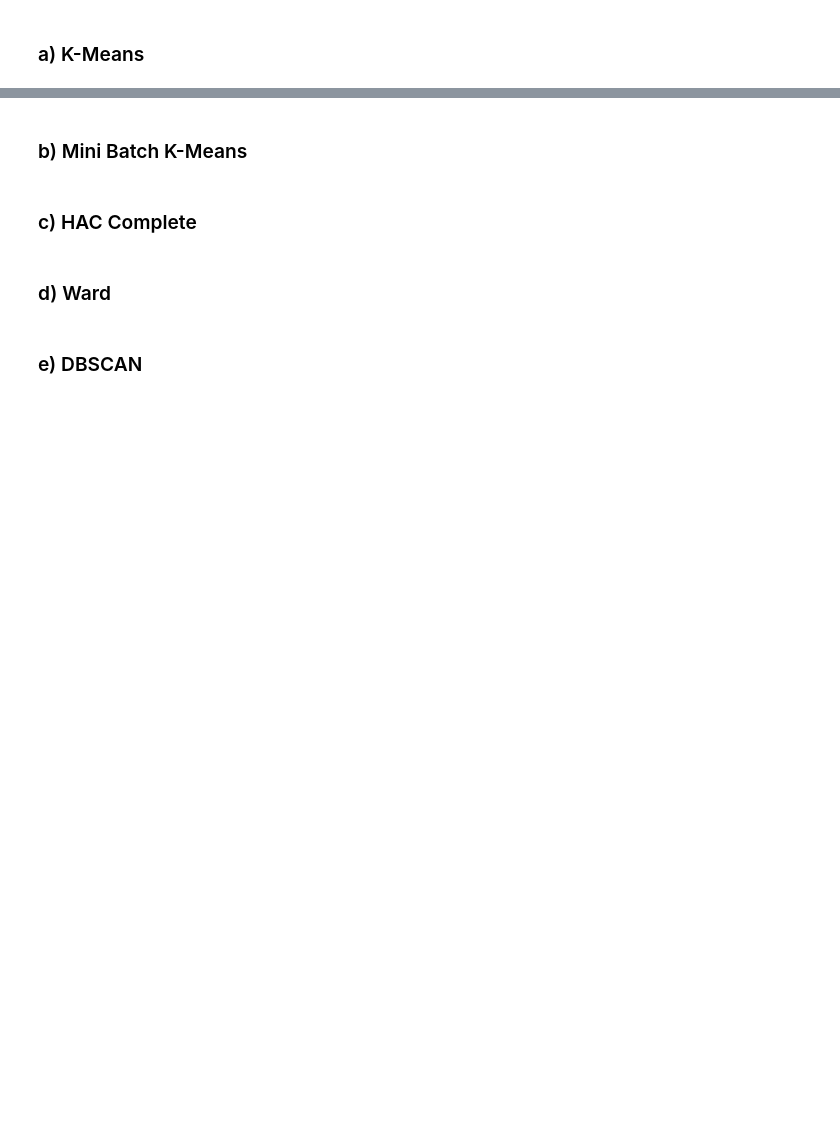
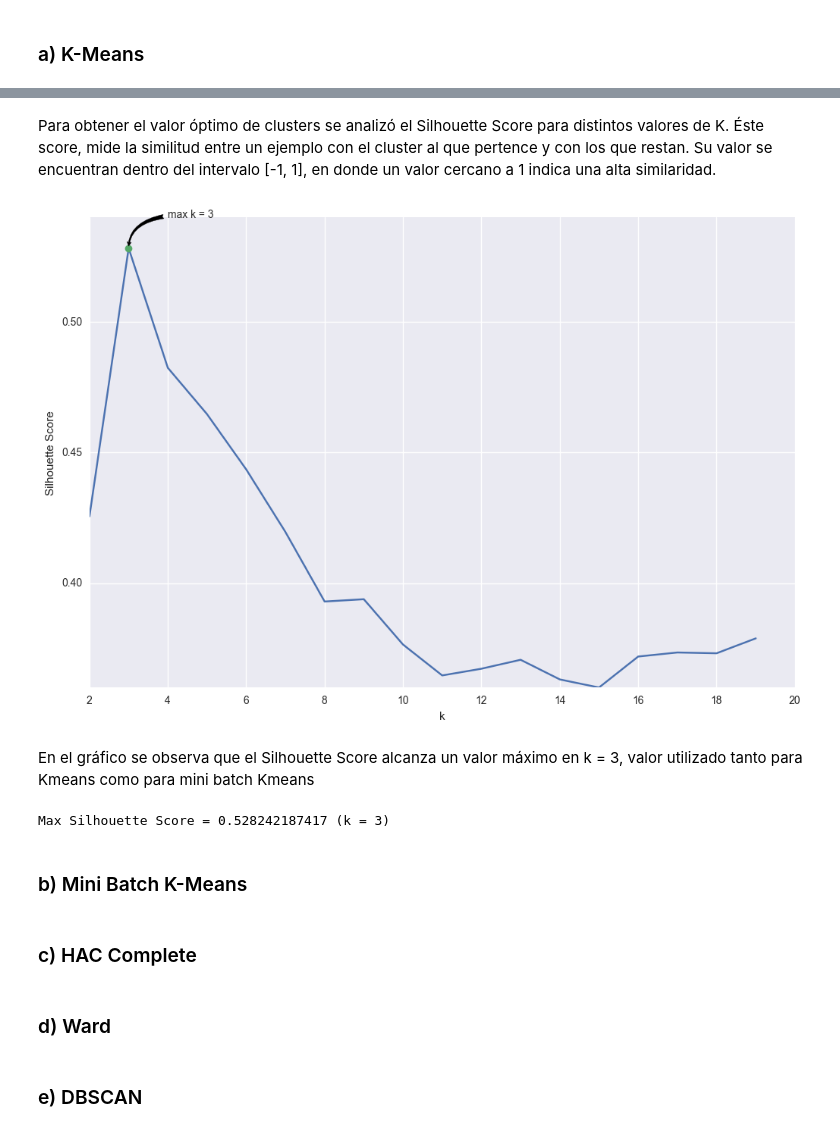
Before and after one commit to MatiasCS/Tarea1MD, a Jupyter notebook: Tarea1MD.ipynb, the cells around one changed output, grey strips where cells are left out. Saved outputs shown, nothing was run; the diff lists cells and outputs as text; code cells hidden in the pictures; blank space fills up the shorter version.

```diff
--- a/Tarea1MD.ipynb
+++ b/Tarea1MD.ipynb
@@ -81,0 +96,28 @@ MemoryError:
+# %% [markdown]
+Para obtener el valor óptimo de clusters se analizó el Silhouette Score para distintos valores de K. Éste score, mide la similitud entre un ejemplo con el cluster al que pertence y con los que restan. Su valor se encuentran dentro del intervalo [-1, 1], en donde un valor cercano a 1 indica una alta similaridad.
+# %%
+sc = []
+for n_clusters in range(2,20):
+    kmeans = KMeans(n_clusters=n_clusters).fit(X_red)
+    labels = kmeans.labels_
+    centroids = kmeans.cluster_centers_
+    sc.append(silhouette_score(X_red, labels, metric='euclidean'))
+
+plt.figure(figsize=(12, 8))
+plt.plot(range(2,20),sc)
+plt.plot(np.argmax(sc)+2, np.amax(sc),'o')
+plt.annotate('max k = 3', xy=(np.argmax(sc)+2, np.amax(sc)), xytext=(4, 0.54),
+            arrowprops=dict(facecolor='black', arrowstyle = 'fancy',
+                            connectionstyle="angle3,angleA=0,angleB=-90"))
+plt.ylabel("Silhouette Score")
+plt.xlabel("k")
+sns.despine()
+plt.show()
+# %% [output]
+[figure, added]
+# %% [markdown]
+En el gráfico se observa que el Silhouette Score alcanza un valor máximo en k = 3, valor utilizado tanto para Kmeans como para mini batch Kmeans
+# %%
+print("Max Silhouette Score = {} (k = {})" ).format(np.amax(sc),np.argmax(sc)+2)
+# %% [output]
+Max Silhouette Score = 0.528242187417 (k = 3)
```
Also changed, not shown: parts of 9 cells of this notebook.
